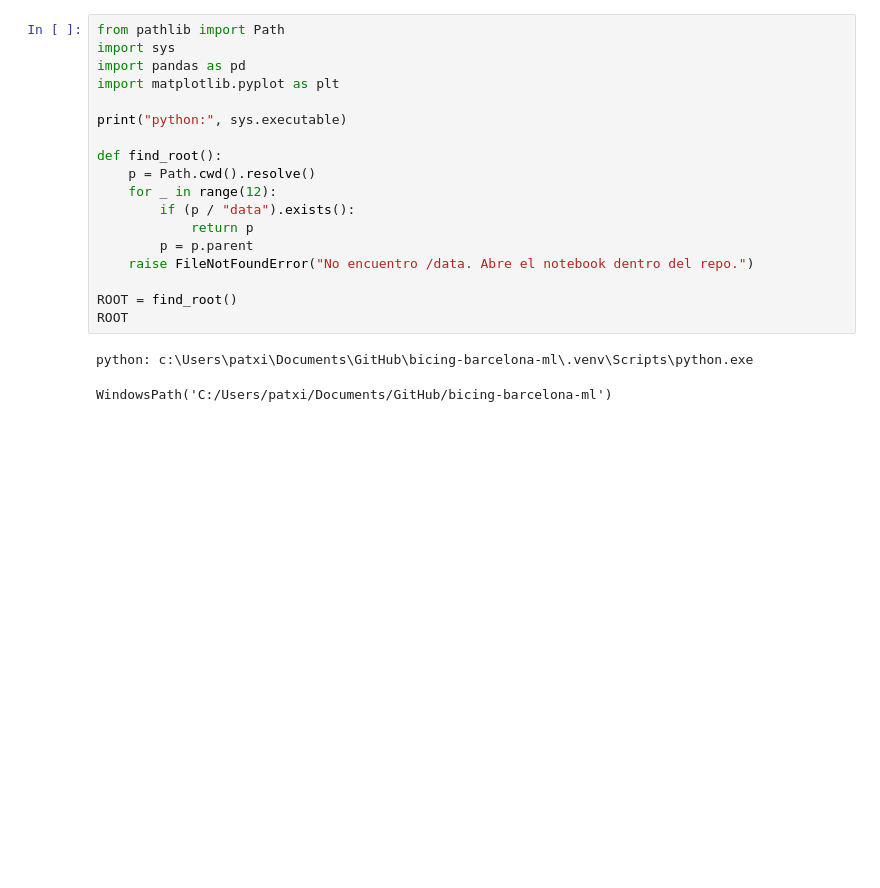
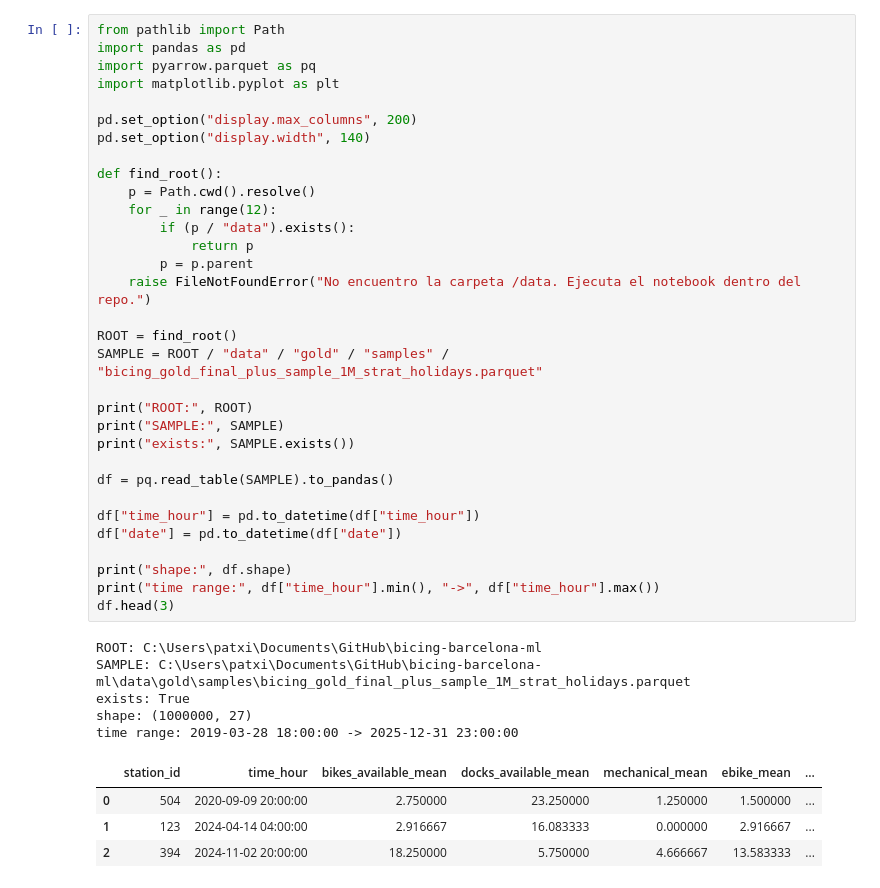
Before and after one commit to itspatxi/bicing-barcelona-ml, a Jupyter notebook: notebooks/eda/EDA_holidays.ipynb, the cells around one changed output. Drawn from its saved outputs; the diff is of its cells as text; blank space fills up the shorter version.

```diff
--- a/notebooks/eda/EDA_holidays.ipynb
+++ b/notebooks/eda/EDA_holidays.ipynb
@@ -1,21 +1,42 @@
 # %%
 from pathlib import Path
-import sys
 import pandas as pd
+import pyarrow.parquet as pq
 import matplotlib.pyplot as plt
 
-print("python:", sys.executable)
+pd.set_option("display.max_columns", 200)
+pd.set_option("display.width", 140)
 
 def find_root():
     p = Path.cwd().resolve()
     for _ in range(12):
         if (p / "data").exists():
             return p
         p = p.parent
-    raise FileNotFoundError("No encuentro /data. Abre el notebook dentro del repo.")
+    raise FileNotFoundError("No encuentro la carpeta /data. Ejecuta el notebook dentro del repo.")
 
 ROOT = find_root()
-ROOT
+SAMPLE = ROOT / "data" / "gold" / "samples" / "bicing_gold_final_plus_sample_1M_strat_holidays.parquet"
+
+print("ROOT:", ROOT)
+print("SAMPLE:", SAMPLE)
+print("exists:", SAMPLE.exists())
+
+df = pq.read_table(SAMPLE).to_pandas()
+
+df["time_hour"] = pd.to_datetime(df["time_hour"])
+df["date"] = pd.to_datetime(df["date"])
+
+print("shape:", df.shape)
+print("time range:", df["time_hour"].min(), "->", df["time_hour"].max())
+df.head(3)
 # %% [output]
-python: c:\Users\patxi\Documents\GitHub\bicing-barcelona-ml\.venv\Scripts\python.exe
+ROOT: C:\Users\patxi\Documents\GitHub\bicing-barcelona-ml
+SAMPLE: C:\Users\patxi\Documents\GitHub\bicing-barcelona-ml\data\gold\samples\bicing_gold_final_plus_sample_1M_strat_holidays.parquet
+exists: True
+shape: (1000000, 27)
+time range: 2019-03-28 18:00:00 -> 2025-12-31 23:00:00
-WindowsPath('C:/Users/patxi/Documents/GitHub/bicing-barcelona-ml')
+|  | station_id | time_hour | bikes_available_mean | docks_available_mean | mechanical_mean | ebike_mean | ... |
+| 0 | 504 | 2020-09-09 20:00:00 | 2.750000 | 23.250000 | 1.250000 | 1.500000 | ... |
+| 1 | 123 | 2024-04-14 04:00:00 | 2.916667 | 16.083333 | 0.000000 | 2.916667 | ... |
+| 2 | 394 | 2024-11-02 20:00:00 | 18.250000 | 5.750000 | 4.666667 | 13.583333 | ... |
```
Also changed, not shown: parts of 19 cells of this notebook, 3 other files.
